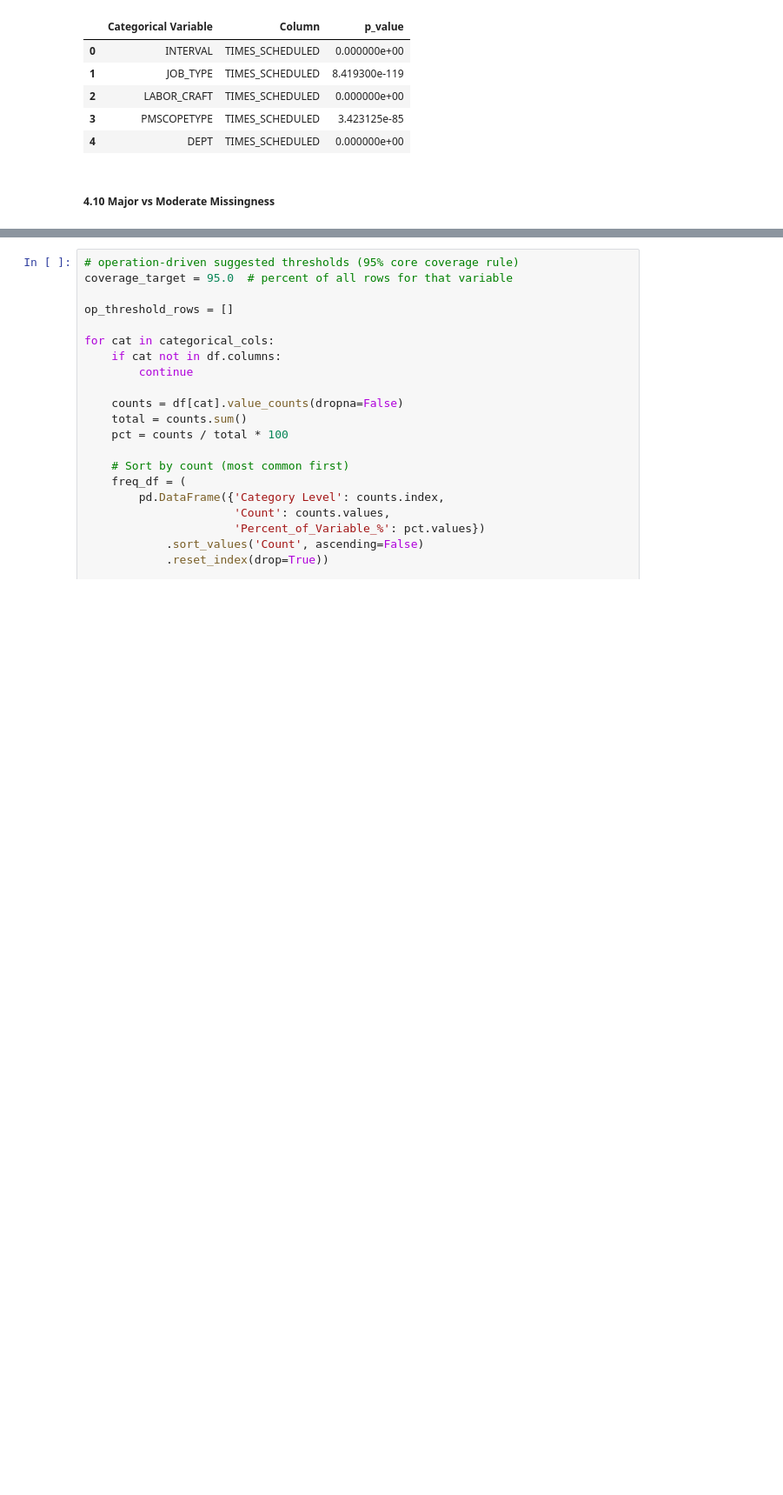
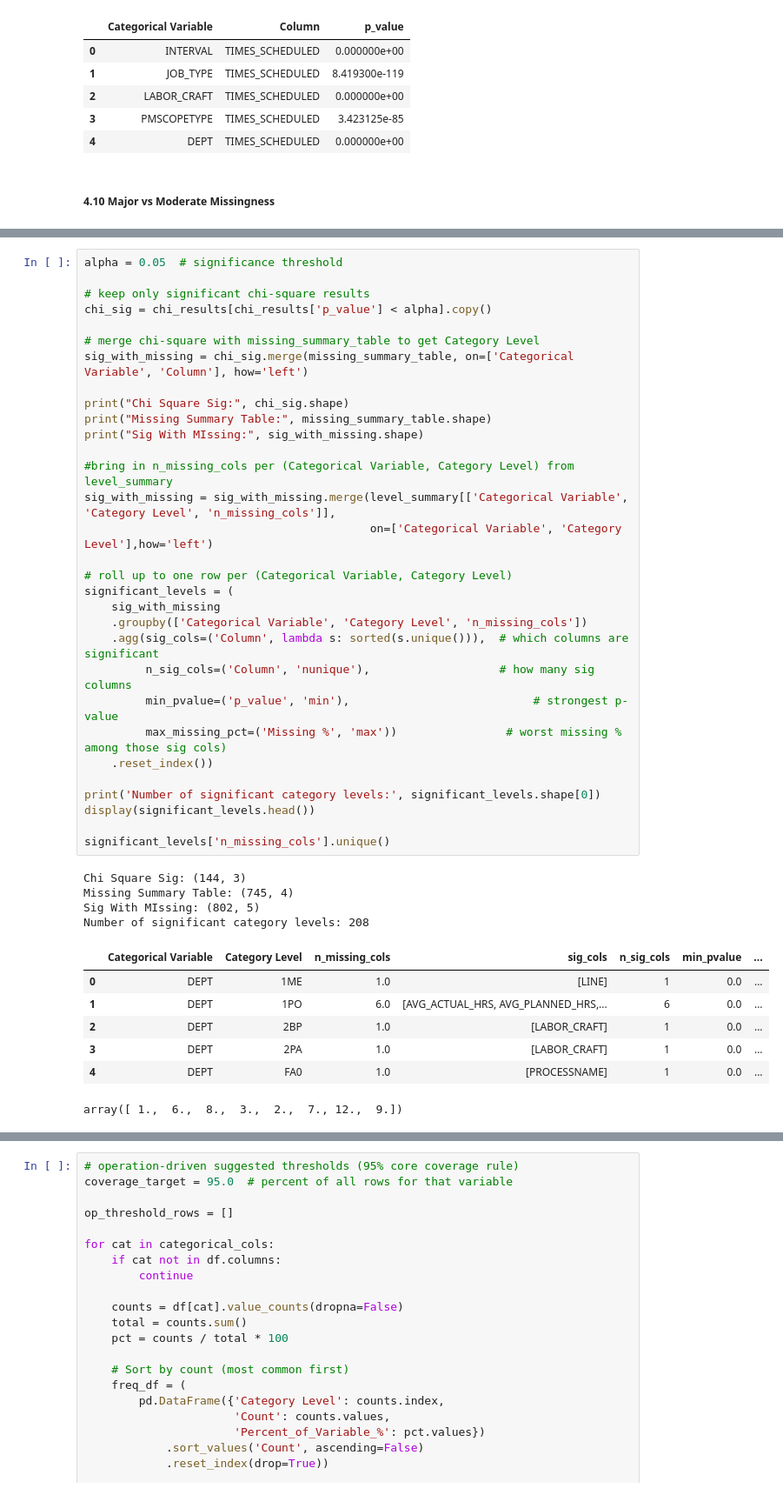
Before and after one commit to dev-festival/py4eda-project, a Jupyter notebook: notebooks/02_individual_exploration_abby.ipynb, the cells around one changed output, grey strips where cells are left out. Shown at 87% size. Cells and saved outputs as stored; diff of their text form; blank space fills up the shorter version.

```diff
--- a/notebooks/02_individual_exploration_abby.ipynb
+++ b/notebooks/02_individual_exploration_abby.ipynb
@@ -591,2 +635,45 @@ moderate levels (6 <= n_missing_cols < 8): 96
+# %%
+alpha = 0.05  # significance threshold
+
+# keep only significant chi-square results
+chi_sig = chi_results[chi_results['p_value'] < alpha].copy()
+
+# merge chi-square with missing_summary_table to get Category Level
+sig_with_missing = chi_sig.merge(missing_summary_table, on=['Categorical Variable', 'Column'], how='left')
+
+print("Chi Square Sig:", chi_sig.shape)
+print("Missing Summary Table:", missing_summary_table.shape)
+print("Sig With MIssing:", sig_with_missing.shape)
+
+#bring in n_missing_cols per (Categorical Variable, Category Level) from level_summary
+sig_with_missing = sig_with_missing.merge(level_summary[['Categorical Variable', 'Category Level', 'n_missing_cols']],
+                                          on=['Categorical Variable', 'Category Level'],how='left')
+
+# roll up to one row per (Categorical Variable, Category Level)
+significant_levels = (
+    sig_with_missing
+    .groupby(['Categorical Variable', 'Category Level', 'n_missing_cols'])
+    .agg(sig_cols=('Column', lambda s: sorted(s.unique())),  # which columns are significant
+         n_sig_cols=('Column', 'nunique'),                   # how many sig columns
+         min_pvalue=('p_value', 'min'),                           # strongest p-value
+         max_missing_pct=('Missing %', 'max'))                # worst missing % among those sig cols)
+    .reset_index())
+
+print('Number of significant category levels:', significant_levels.shape[0])
+display(significant_levels.head())
+
+significant_levels['n_missing_cols'].unique()
+# %% [output]
+Chi Square Sig: (144, 3)
+Missing Summary Table: (745, 4)
+Sig With MIssing: (802, 5)
+Number of significant category levels: 208
+|  | Categorical Variable | Category Level | n_missing_cols | sig_cols | n_sig_cols | min_pvalue | ... |
+| 0 | DEPT | 1ME | 1.0 | [LINE] | 1 | 0.0 | ... |
+| 1 | DEPT | 1PO | 6.0 | [AVG_ACTUAL_HRS, AVG_PLANNED_HRS,... | 6 | 0.0 | ... |
+| 2 | DEPT | 2BP | 1.0 | [LABOR_CRAFT] | 1 | 0.0 | ... |
+| 3 | DEPT | 2PA | 1.0 | [LABOR_CRAFT] | 1 | 0.0 | ... |
+| 4 | DEPT | FA0 | 1.0 | [PROCESSNAME] | 1 | 0.0 | ... |
+array([ 1.,  6.,  8.,  3.,  2.,  7., 12.,  9.])
 # %% [markdown]
 ### Takeaway
```
Also changed, not shown: parts of 22 cells of this notebook, 5 other files.
